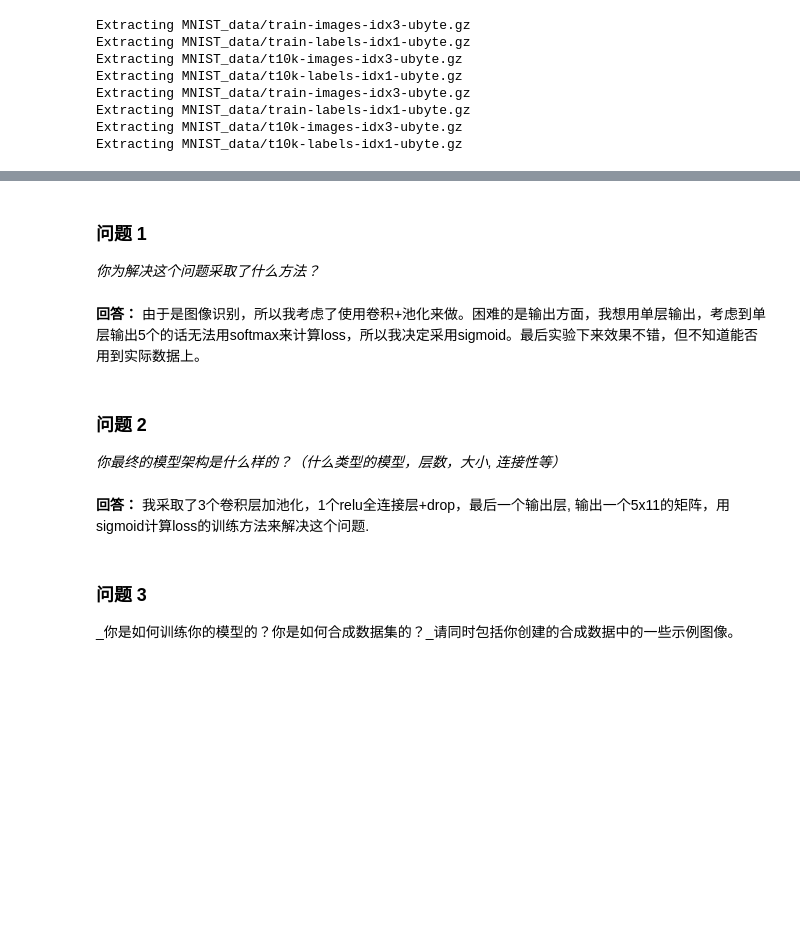
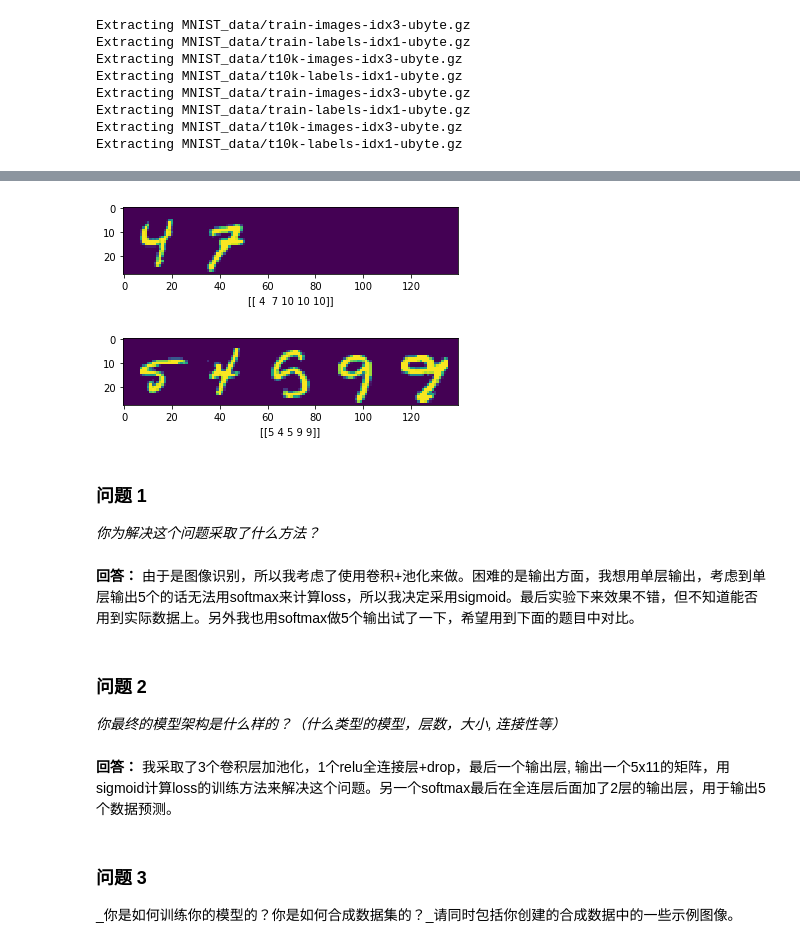
Before and after one commit to Heerozh/machine-learning, a Jupyter notebook: projects/digit_recognition/digit_recognition.ipynb, the cells around one changed output, grey strips where cells are left out. Drawn from its saved outputs; the diff is of its cells as text; code cells hidden in the pictures; blank space fills up the shorter version.

```diff
--- a/projects/digit_recognition/digit_recognition.ipynb
+++ b/projects/digit_recognition/digit_recognition.ipynb
@@ -139,13 +232,19 @@ False 0
+# %%
+test_predict(clf_sm, test_data, 28, 28*5)
+test_predict(clf_sm, test_data, 28, 28*5)
+# %% [output]
+[figure, added]
+[figure, added]
 # %% [markdown]
 ### 问题 1
 _你为解决这个问题采取了什么方法？_
 # %% [markdown]
-**回答：** 由于是图像识别，所以我考虑了使用卷积+池化来做。困难的是输出方面，我想用单层输出，考虑到单层输出5个的话无法用softmax来计算loss，所以我决定采用sigmoid。最后实验下来效果不错，但不知道能否用到实际数据上。
+**回答：** 由于是图像识别，所以我考虑了使用卷积+池化来做。困难的是输出方面，我想用单层输出，考虑到单层输出5个的话无法用softmax来计算loss，所以我决定采用sigmoid。最后实验下来效果不错，但不知道能否用到实际数据上。另外我也用softmax做5个输出试了一下，希望用到下面的题目中对比。
 # %% [markdown]
 ### 问题 2
 _你最终的模型架构是什么样的？（什么类型的模型，层数，大小, 连接性等）_
 # %% [markdown]
-**回答：** 我采取了3个卷积层加池化，1个relu全连接层+drop，最后一个输出层, 输出一个5x11的矩阵，用sigmoid计算loss的训练方法来解决这个问题.
+**回答：** 我采取了3个卷积层加池化，1个relu全连接层+drop，最后一个输出层, 输出一个5x11的矩阵，用sigmoid计算loss的训练方法来解决这个问题。另一个softmax最后在全连层后面加了2层的输出层，用于输出5个数据预测。
 # %% [markdown]
 ### 问题 3
 _你是如何训练你的模型的？你是如何合成数据集的？_请同时包括你创建的合成数据中的一些示例图像。
```
Also changed, not shown: parts of 18 cells of this notebook, 2 other files.
